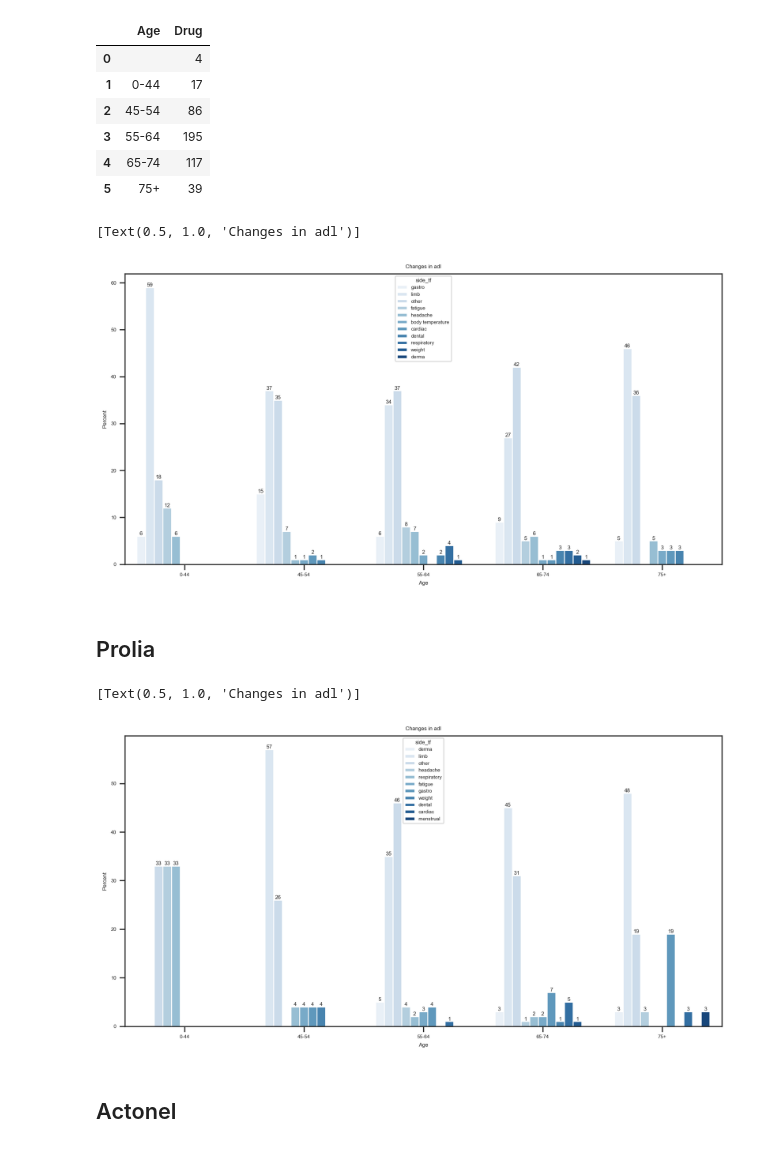
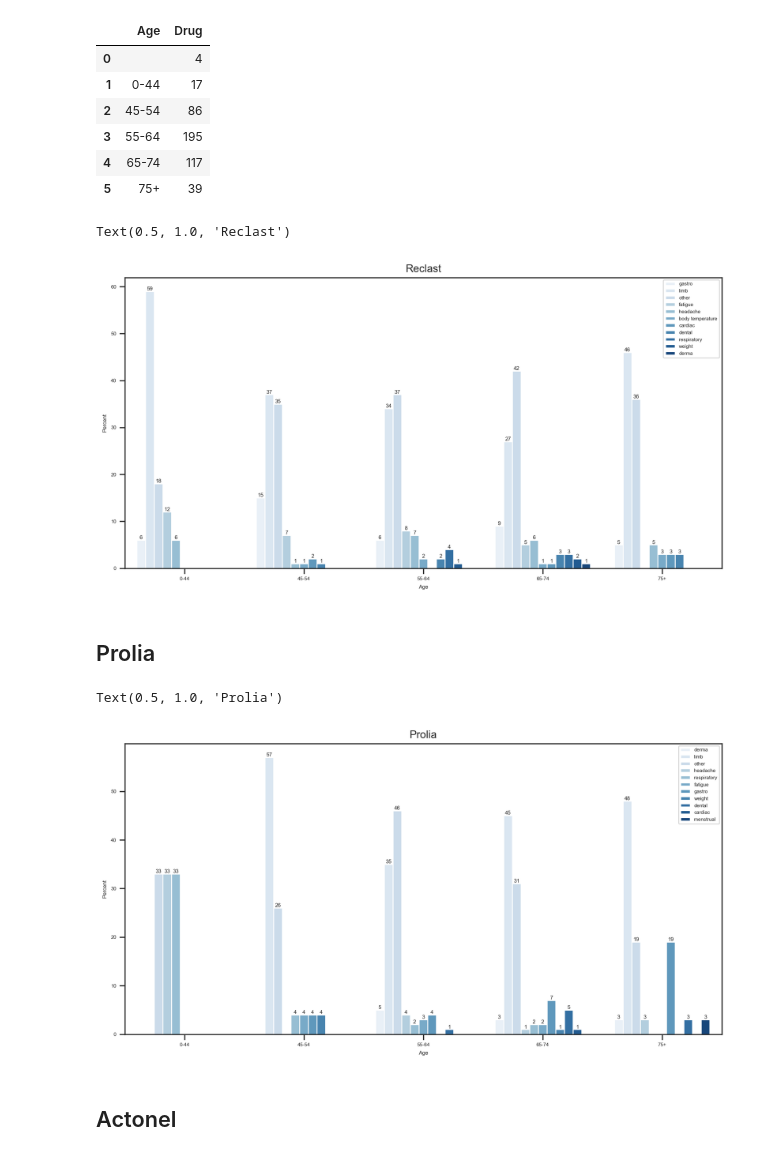
Before and after one commit to woonsupkim/DrugReview, a Jupyter notebook: Woon_after_Classification.ipynb, the cells around one changed output. Saved outputs shown, nothing was run; the diff lists cells and outputs as text; code cells hidden in the pictures.

```diff
--- a/Woon_after_Classification.ipynb
+++ b/Woon_after_Classification.ipynb
@@ -651,14 +651,15 @@ df_reclast2['Percent'] = round(df_reclast2['Drug']/df_reclast2['Sum']*100,0)
 # %%
 sns.set_style('ticks')
 fig, ax = plt.subplots()
 fig.set_size_inches(12,6)
 ax = sns.barplot(x='Age', y='Percent', hue = 'side_tf', data = df_reclast2, palette = 'Blues', order = ["0-44", "45-54", "55-64", "65-74", "75+"])
+plt.legend(loc='upper right')
 for container in ax.containers:
     ax.bar_label(container)
-ax.set(title='Changes in adl')
+plt.title('Reclast', fontsize=12)
 # %% [output]
-[Text(0.5, 1.0, 'Changes in adl')]
+Text(0.5, 1.0, 'Reclast')
-[figure, old version]
+[figure, new version]
 # %% [markdown]
 ## Prolia
 # %%
@@ -688,12 +689,13 @@ sns.set_style('ticks')
 fig, ax = plt.subplots()
 fig.set_size_inches(12,6)
 ax = sns.barplot(x='Age', y='Percent', hue = 'side_tf', data = df_prolia2, palette = 'Blues', order = ["0-44", "45-54", "55-64", "65-74", "75+"])
+plt.legend(loc='upper right')
 for container in ax.containers:
     ax.bar_label(container)
-ax.set(title='Changes in adl')
+plt.title('Prolia', fontsize=12)
 # %% [output]
-[Text(0.5, 1.0, 'Changes in adl')]
+Text(0.5, 1.0, 'Prolia')
-[figure, old version]
+[figure, new version]
 # %% [markdown]
 ## Actonel
 # %%
```
Also changed, not shown: parts of 1 cell of this notebook.
